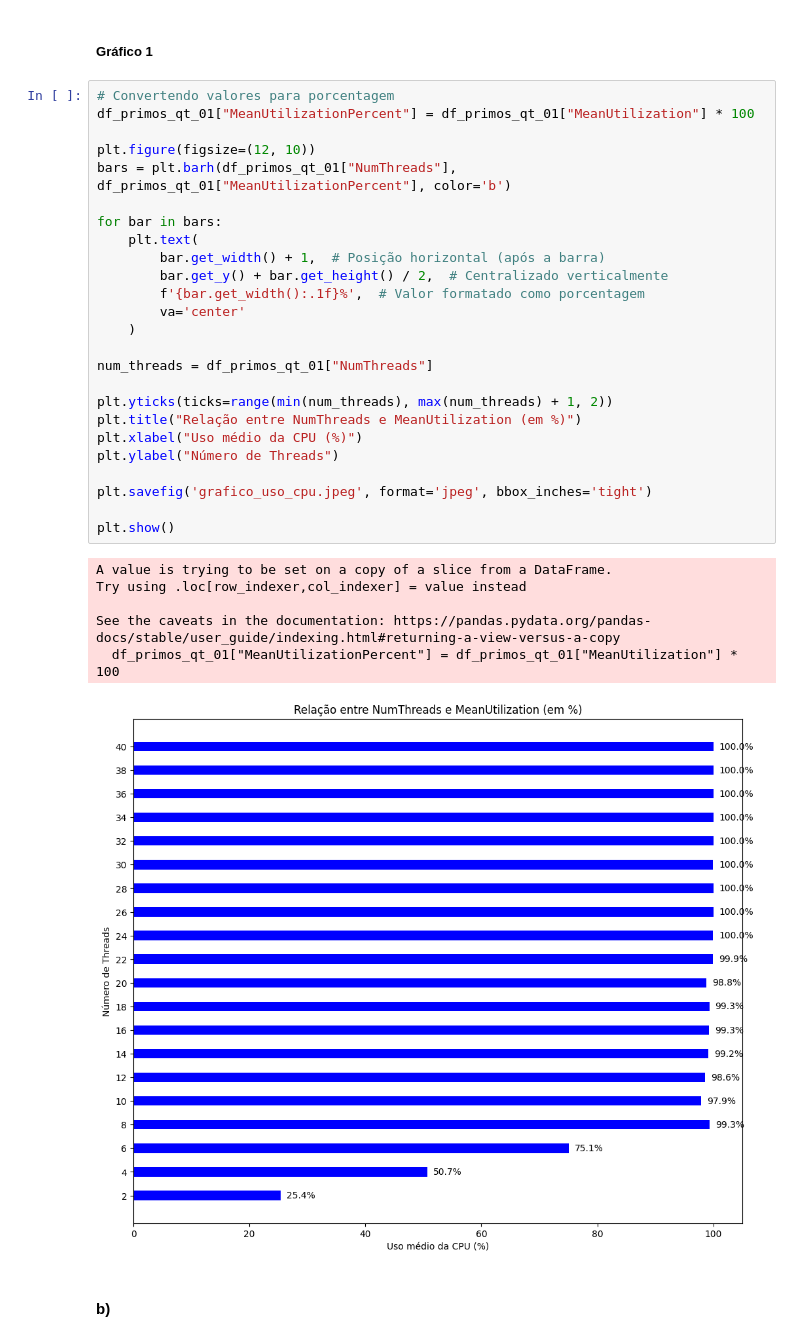
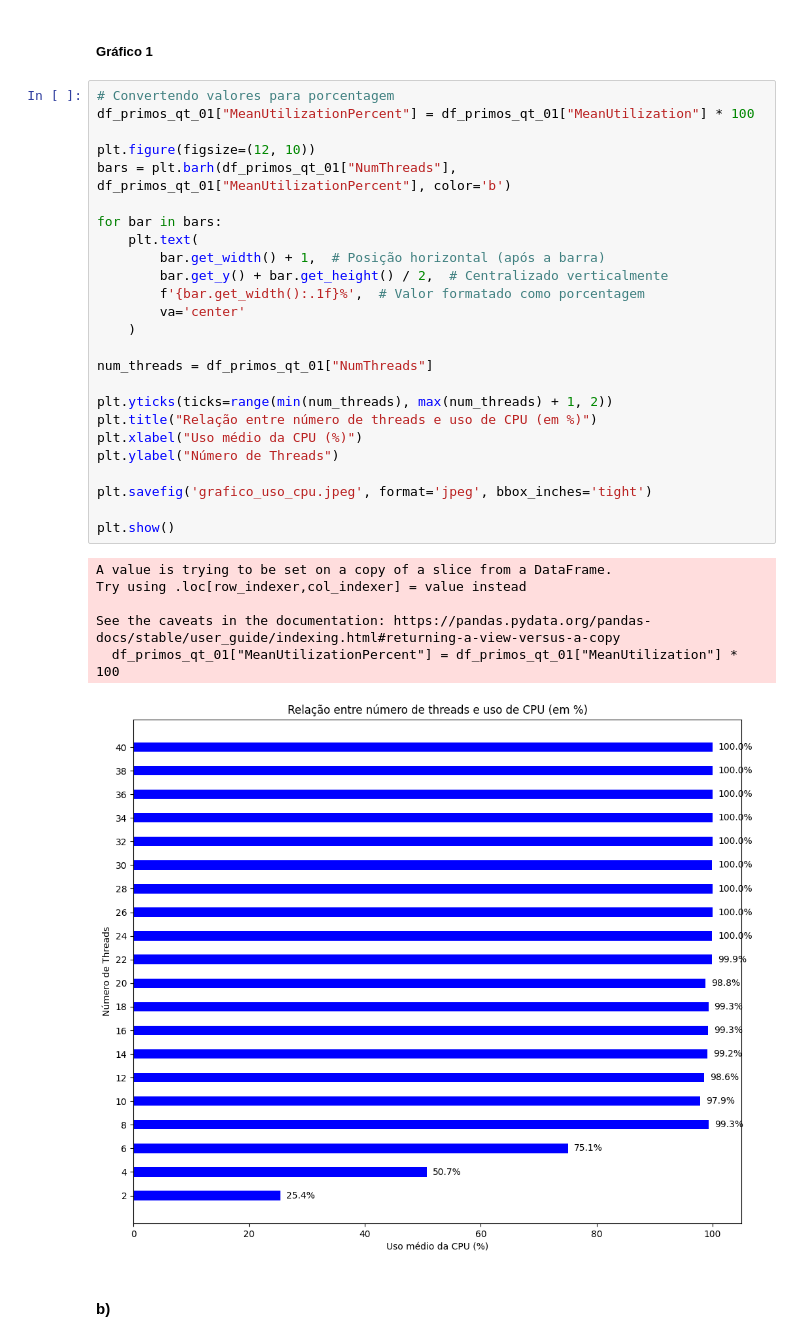
Before and after one commit to BrunSouza/Analise-desempenho-de-sistemas, a Jupyter notebook: Análise Pc do Laboratório/analise.ipynb, the cells around one changed output. Drawn from its saved outputs; the diff is of its cells as text.

```diff
--- a/Análise Pc do Laboratório/analise.ipynb
+++ b/Análise Pc do Laboratório/analise.ipynb
@@ -57,35 +57,35 @@ display(uso_cpu)
 # %%
 # Convertendo valores para porcentagem
 df_primos_qt_01["MeanUtilizationPercent"] = df_primos_qt_01["MeanUtilization"] * 100
 
 plt.figure(figsize=(12, 10))
 bars = plt.barh(df_primos_qt_01["NumThreads"], df_primos_qt_01["MeanUtilizationPercent"], color='b')
 
 for bar in bars:
     plt.text(
         bar.get_width() + 1,  # Posição horizontal (após a barra)
         bar.get_y() + bar.get_height() / 2,  # Centralizado verticalmente
         f'{bar.get_width():.1f}%',  # Valor formatado como porcentagem
         va='center'
     )
 
 num_threads = df_primos_qt_01["NumThreads"]
 
 plt.yticks(ticks=range(min(num_threads), max(num_threads) + 1, 2))
-plt.title("Relação entre NumThreads e MeanUtilization (em %)")
+plt.title("Relação entre número de threads e uso de CPU (em %)")
 plt.xlabel("Uso médio da CPU (%)")
 plt.ylabel("Número de Threads")
 
 plt.savefig('grafico_uso_cpu.jpeg', format='jpeg', bbox_inches='tight')
 
 plt.show()
 # %% [output]
 A value is trying to be set on a copy of a slice from a DataFrame.
 Try using .loc[row_indexer,col_indexer] = value instead
 
 See the caveats in the documentation: https://pandas.pydata.org/pandas-docs/stable/user_guide/indexing.html#returning-a-view-versus-a-copy
   df_primos_qt_01["MeanUtilizationPercent"] = df_primos_qt_01["MeanUtilization"] * 100
-[figure, old version]
+[figure, new version]
 # %% [markdown]
 #### b)
 # %%
```
Also changed, not shown: parts of 5 cells of this notebook.
